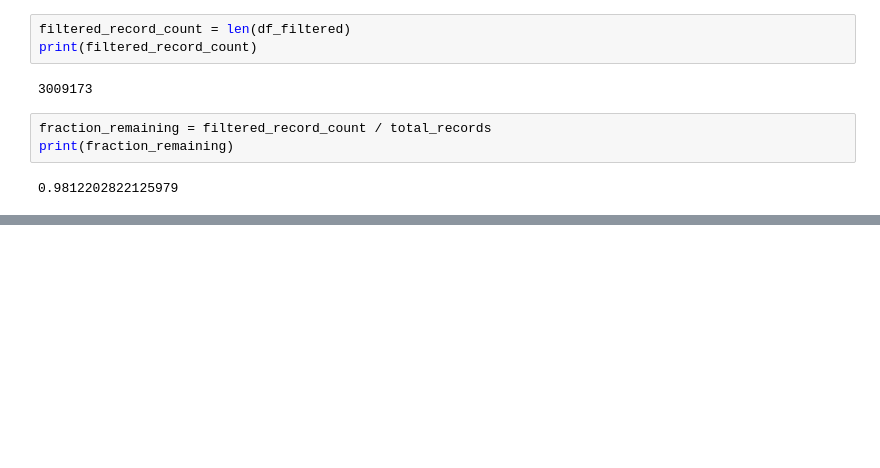
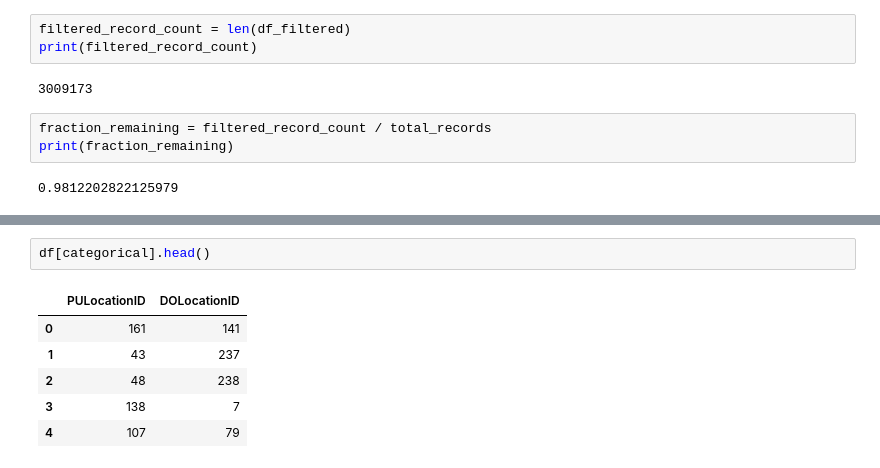
Before and after one commit to barkazz/mlops-zoomcamp, a Jupyter notebook: 01-intro/homework.ipynb, the cells around one changed output, grey strips where cells are left out. Drawn from its saved outputs; the diff is of its cells as text; blank space fills up the shorter version.

```diff
--- a/01-intro/homework.ipynb
+++ b/01-intro/homework.ipynb
@@ -105,0 +127,9 @@ print(fraction_remaining)
+# %%
+df[categorical].head()
+# %% [output]
+|  | PULocationID | DOLocationID |
+| 0 | 161 | 141 |
+| 1 | 43 | 237 |
+| 2 | 48 | 238 |
+| 3 | 138 | 7 |
+| 4 | 107 | 79 |
```
Also changed, not shown: parts of 31 cells of this notebook.
